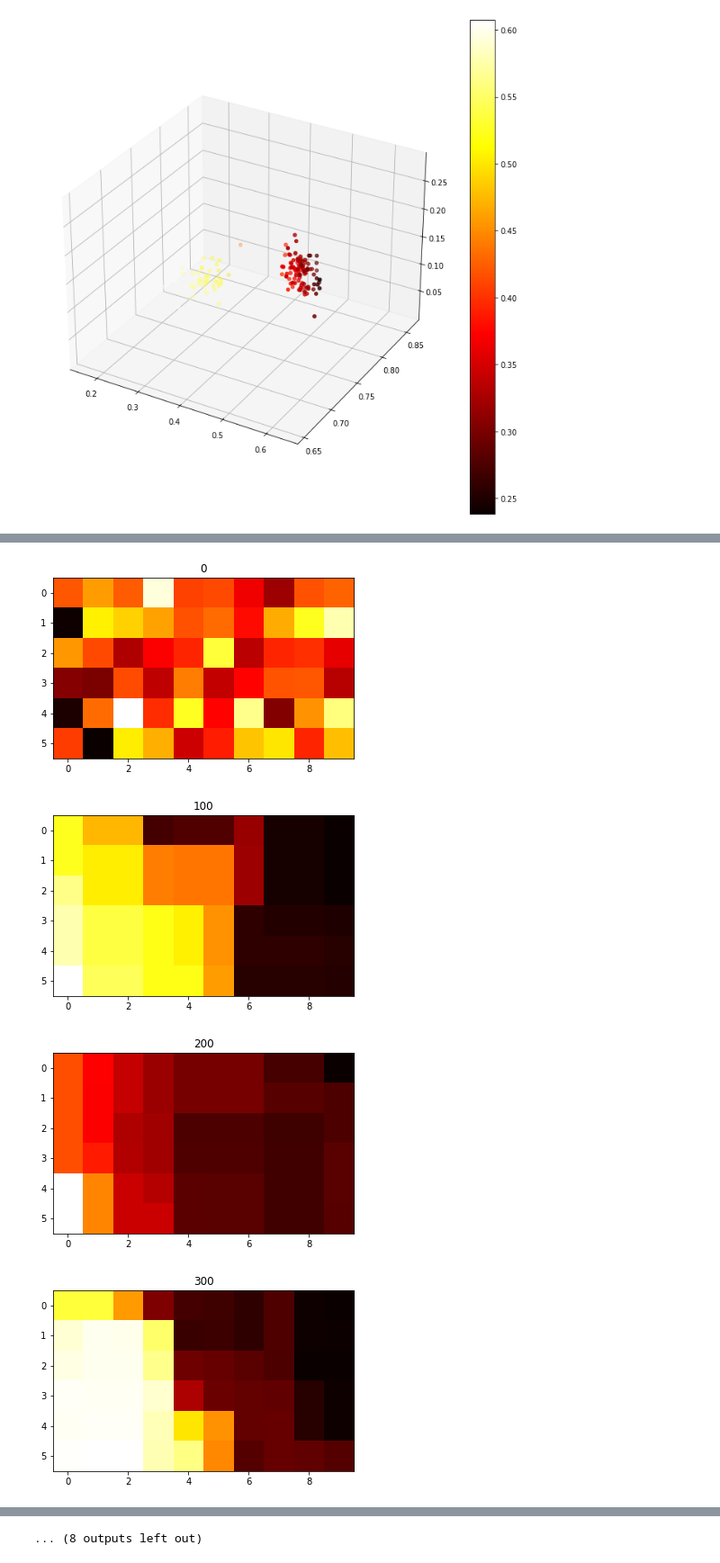
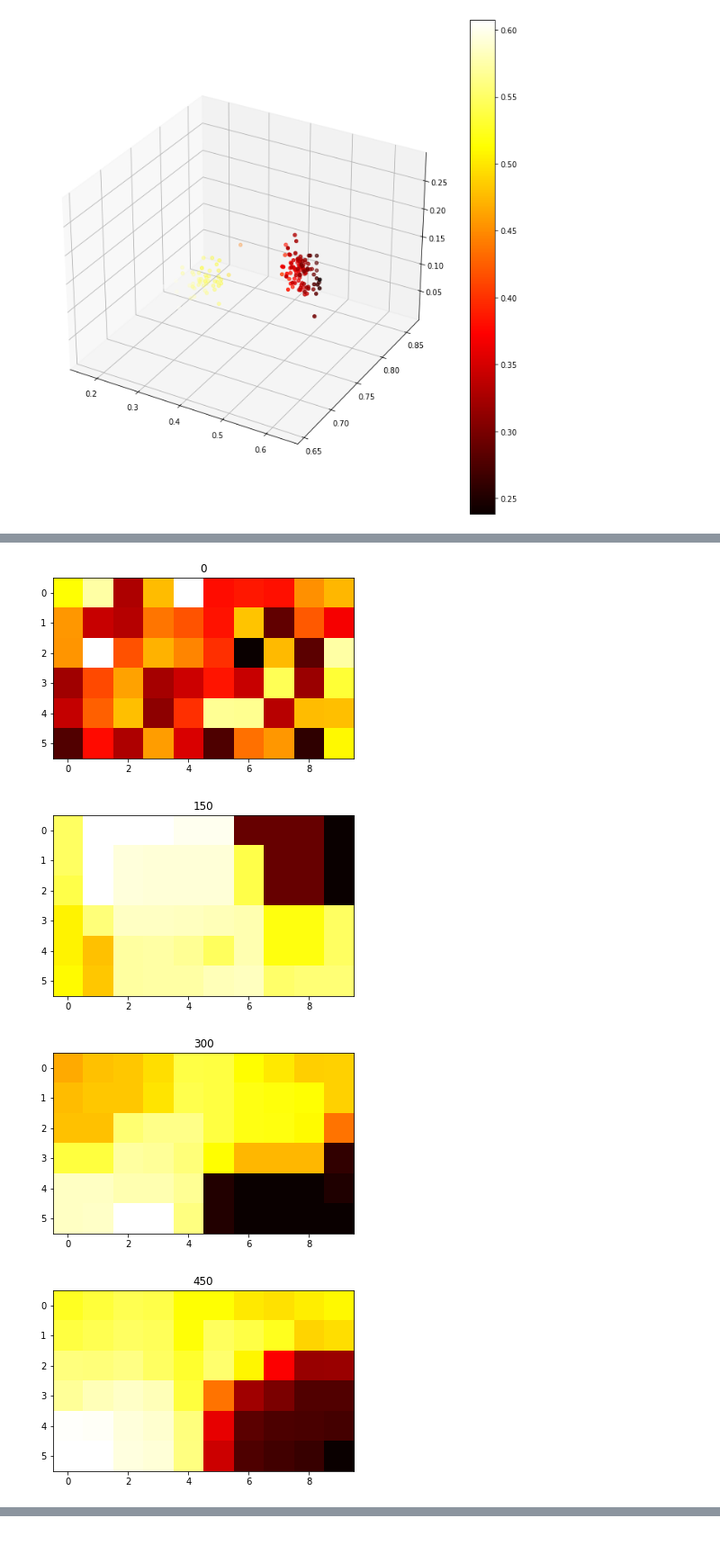
Before and after one commit to pthavarasa/AI_algorithm, a Jupyter notebook: self-organizing map/som.ipynb, the cells around one changed output, grey strips where cells are left out. Shown at 90% size. Saved outputs shown, nothing was run; the diff lists cells and outputs as text; code cells hidden in the pictures.

```diff
--- a/self-organizing map/som.ipynb
+++ b/self-organizing map/som.ipynb
@@ -99,0 +98,4 @@ shuffle(normalized_X)
+# %%
+arr = np.arange(len(normalized_X))
+np.random.shuffle(arr)
+arr
@@ -99,0 +115,17 @@ shuffle(normalized_X)
+# %%
+a = []
+b = []
+c = []
+d = []
+for x in range(0, len(normalized_X)):
+    a.append(normalized_X[arr[x]][2])
+    b.append(normalized_X[arr[x]][0])
+    c.append(normalized_X[arr[x]][3])
+    d.append(normalized_X[arr[x]][1])
+fig = plt.figure(figsize=(12, 12))
+ax = fig.add_subplot(111, projection='3d')
+
+img = ax.scatter(a, b, c, c=d, cmap=plt.hot())
+fig.colorbar(img)
+#ax.view_init(elev=10., azim=45)
+plt.show()
@@ -132,10 +166,10 @@ def find_bmu(vec, node):
     return (bmu, bmu_idx)
 # %%
 def alterW(Xi, Wij, itr):
-    if itr <= 60000:
-        alpha = 0.7
+    if itr <= 400:
+        alpha = 0.9
     else:
-        alpha = 0.07
+        alpha = 0.09
     alpha = alpha * (1 - itr/nb_iter)
     return Wij + alpha * (Xi - Wij)
 # %%
@@ -143,25 +177,28 @@ def is_alter(bmu_pos, xNode_pos, dist):
     return np.all(np.sqrt((bmu_pos - xNode_pos)**2) <= dist)
 # %%
 for it in range(0, nb_iter):
-    Xi = normalized_X[it%150]
+    if (it % 150) == 0:
+        np.random.shuffle(arr)
+    Xi = normalized_X[arr[it%150]]
     bmu = find_bmu(Xi, nodes)
     #print(bmu)
-    if (it % 100) == 0:
+    if (it % 150) == 0:
         show_map(nodes, it)
+
     #nodes[bmu[1][0]][bmu[1][1]] = alterW(Xi, bmu[0], it)
     for x in range(nb_row):
         for y in range(nb_column):
             if it <= 400:
                 nb_nhd = round(3-it/(400/3))
                 if nb_nhd == 0:
                     nb_nhd = 1
                 if is_alter(bmu[1], np.array([x, y]), nb_nhd):
                     nodes[x][y] = alterW(Xi, nodes[x][y], it)
             else:
                 if is_alter(bmu[1], np.array([x, y]), 1):
                     nodes[x][y] = alterW(Xi, nodes[x][y], it)
 # %% [output]
-[figure, old version]
+[figure, new version]
-[figure, old version]
+[figure, new version]
-[figure, old version]
+[figure, new version]
-[figure, old version]
+[figure, new version]
@@ -176 +212,0 @@ for it in range(0, nb_iter):
-... (8 outputs left out)
```
Also changed, not shown: parts of 9 cells of this notebook.
